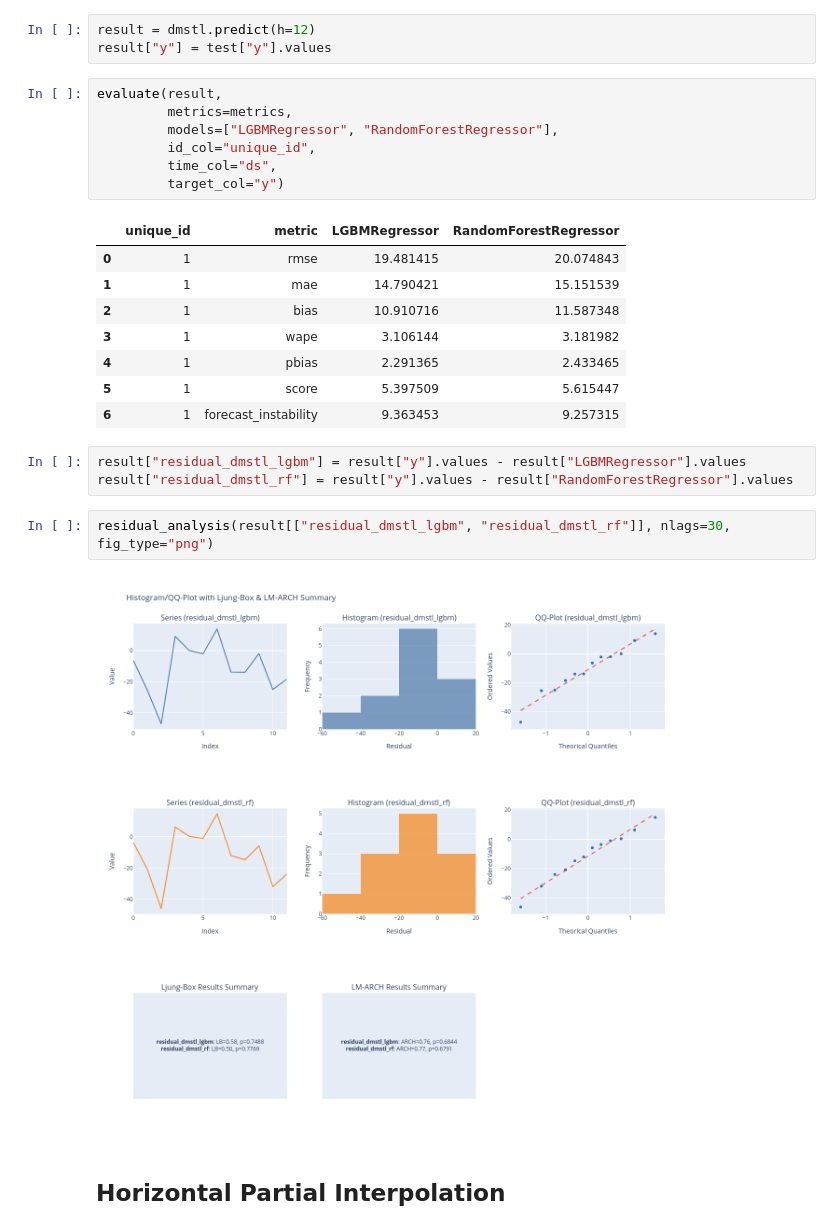
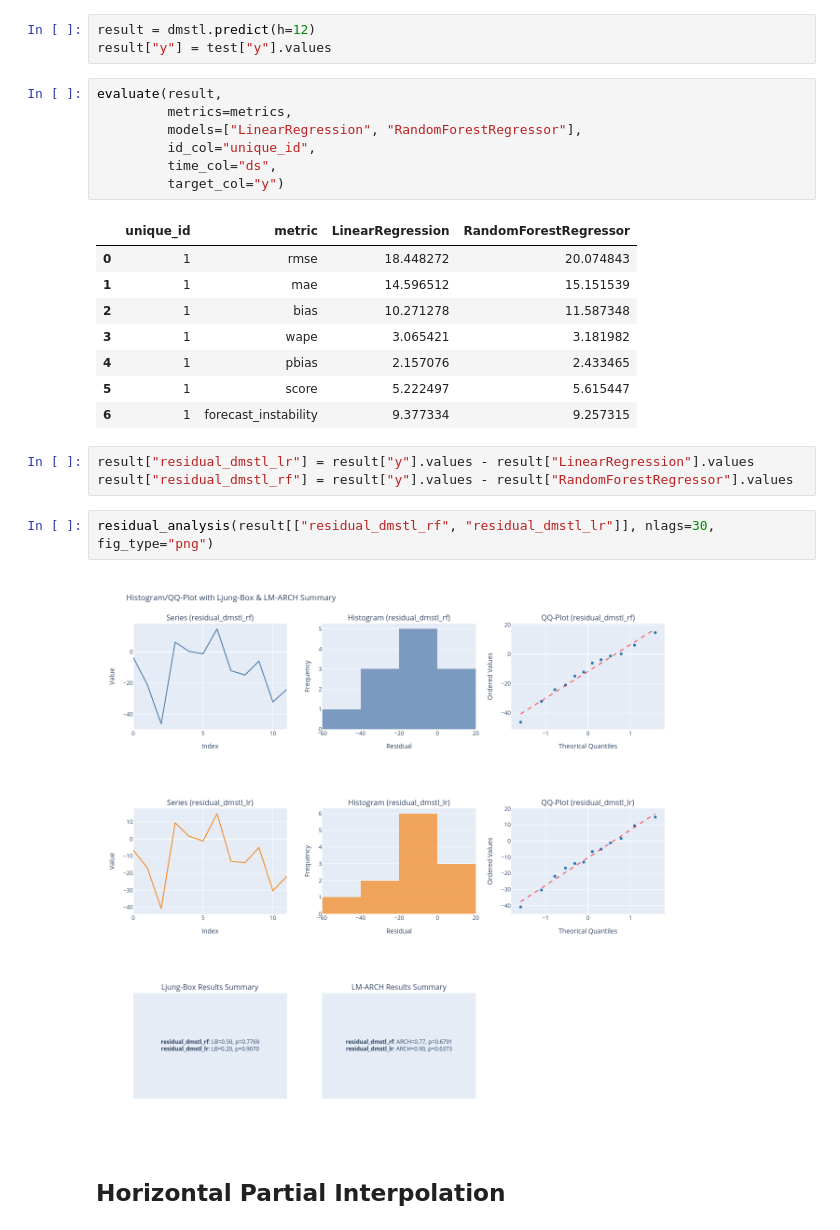
Before and after one commit to heylucasleao/tinyshift, a Jupyter notebook: tinyshift/examples/decomp_mstl_ml.ipynb, the cells around one changed output. Drawn from its saved outputs; the diff is of its cells as text.

```diff
--- a/tinyshift/examples/decomp_mstl_ml.ipynb
+++ b/tinyshift/examples/decomp_mstl_ml.ipynb
@@ -125,26 +127,26 @@ result["y"] = test["y"].values
 # %%
 evaluate(result,
          metrics=metrics,
-         models=["LGBMRegressor", "RandomForestRegressor"],
+         models=["LinearRegression", "RandomForestRegressor"],
          id_col="unique_id",
          time_col="ds",
          target_col="y")
 # %% [output]
-|  | unique_id | metric | LGBMRegressor | RandomForestRegressor |
-| 0 | 1 | rmse | 19.481415 | 20.074843 |
-| 1 | 1 | mae | 14.790421 | 15.151539 |
-| 2 | 1 | bias | 10.910716 | 11.587348 |
-| 3 | 1 | wape | 3.106144 | 3.181982 |
-| 4 | 1 | pbias | 2.291365 | 2.433465 |
-| 5 | 1 | score | 5.397509 | 5.615447 |
-| 6 | 1 | forecast_instability | 9.363453 | 9.257315 |
+|  | unique_id | metric | LinearRegression | RandomForestRegressor |
+| 0 | 1 | rmse | 18.448272 | 20.074843 |
+| 1 | 1 | mae | 14.596512 | 15.151539 |
+| 2 | 1 | bias | 10.271278 | 11.587348 |
+| 3 | 1 | wape | 3.065421 | 3.181982 |
+| 4 | 1 | pbias | 2.157076 | 2.433465 |
+| 5 | 1 | score | 5.222497 | 5.615447 |
+| 6 | 1 | forecast_instability | 9.377334 | 9.257315 |
 # %%
-result["residual_dmstl_lgbm"] = result["y"].values - result["LGBMRegressor"].values
+result["residual_dmstl_lr"] = result["y"].values - result["LinearRegression"].values
 result["residual_dmstl_rf"] = result["y"].values - result["RandomForestRegressor"].values
 # %%
-residual_analysis(result[["residual_dmstl_lgbm", "residual_dmstl_rf"]], nlags=30, fig_type="png")
+residual_analysis(result[["residual_dmstl_rf", "residual_dmstl_lr"]], nlags=30, fig_type="png")
 # %% [output]
-[figure, old version]
+[figure, new version]
 # %% [markdown]
 ## Horizontal Partial Interpolation
 # %%
```
Also changed, not shown: parts of 7 cells of this notebook, 1 other file.
